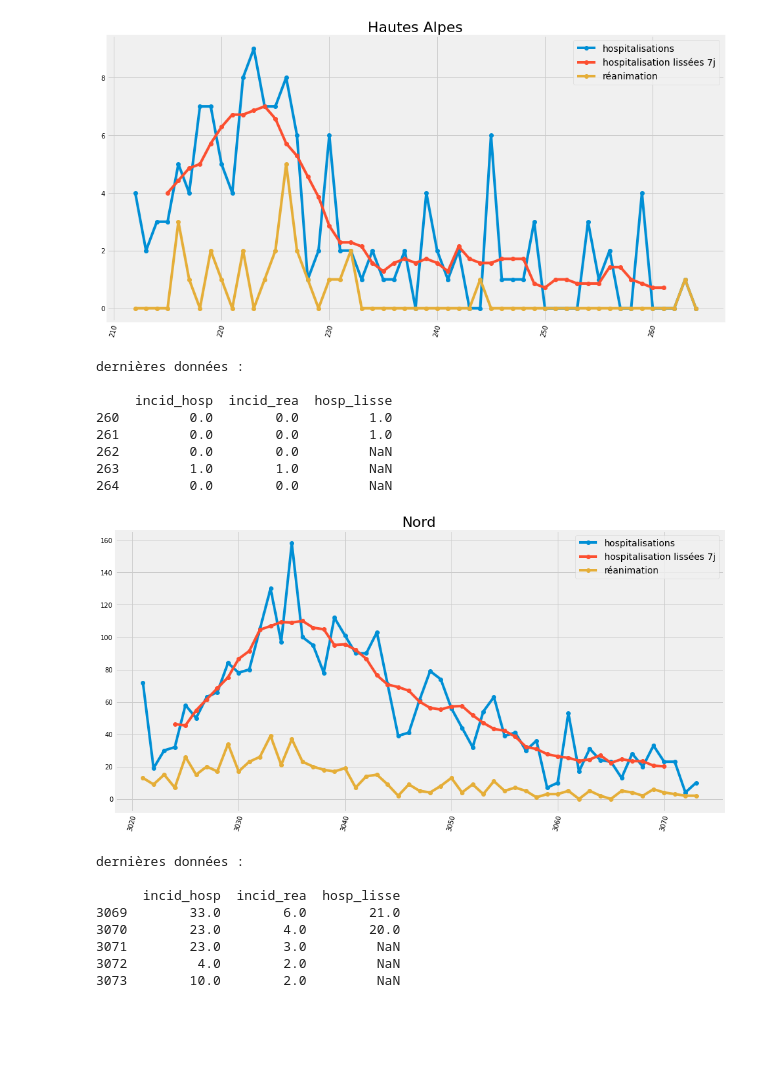
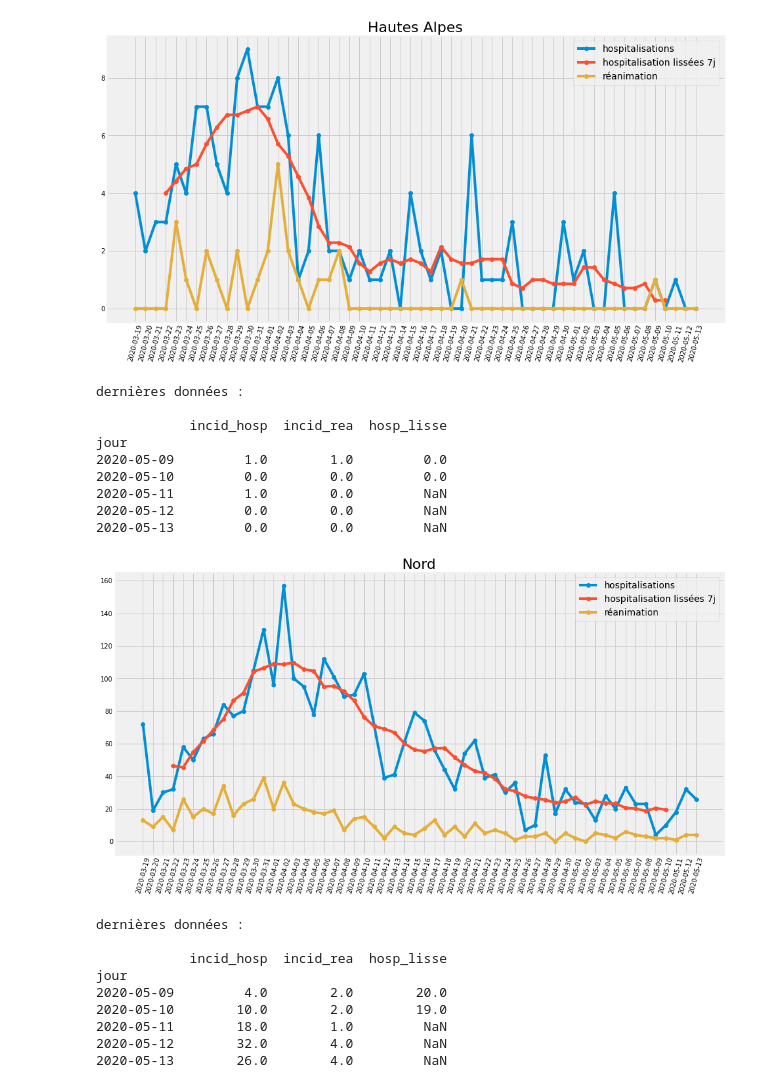
Before and after one commit to paulantoine/covid_dept, a Jupyter notebook: covid.ipynb, the cells around one changed output. Drawn from its saved outputs; the diff is of its cells as text; code cells hidden in the pictures; blank space fills up the shorter version.

```diff
--- a/covid.ipynb
+++ b/covid.ipynb
@@ -130,5 +130,5 @@ def display_dept(d_number, d_name):
     print("\ndernières données lissées 7j: \n")
     print(dept.rolling(7).mean().apply(np.rint).tail())
 # %%
-display_df(df[df.dep=="75"], "Paris")
+display_df(df[df.dep=="75"].set_index("jour", drop=True), "Paris")
 # %% [output]
@@ -144,3 +144,3 @@ dernières données :
 # %%
-display_df(df[df.dep=="75"], "Paris log scale", True)
+display_df(df[df.dep=="75"].set_index("jour", drop=True), "Paris log scale", True)
 # %% [output]
@@ -156,25 +156,27 @@ dernières données :
 # %%
-display_df(df[df.dep=="05"],"Hautes Alpes")
+display_df(df[df.dep=="05"].set_index("jour", drop=True),"Hautes Alpes")
 # %% [output]
-[figure, old version]
+[figure, new version]
 dernières données :
 
-     incid_hosp  incid_rea  hosp_lisse
-260         0.0        0.0         1.0
-261         0.0        0.0         1.0
-262         0.0        0.0         NaN
-263         1.0        1.0         NaN
-264         0.0        0.0         NaN
+            incid_hosp  incid_rea  hosp_lisse
+jour
+2020-05-09         1.0        1.0         0.0
+2020-05-10         0.0        0.0         0.0
+2020-05-11         1.0        0.0         NaN
+2020-05-12         0.0        0.0         NaN
+2020-05-13         0.0        0.0         NaN
 # %%
-display_df(df[df.dep=="59"],"Nord")
+display_df(df[df.dep=="59"].set_index("jour", drop=True),"Nord")
 # %% [output]
-[figure, old version]
+[figure, new version]
 dernières données :
 
-      incid_hosp  incid_rea  hosp_lisse
-3069        33.0        6.0        21.0
-3070        23.0        4.0        20.0
-3071        23.0        3.0         NaN
-3072         4.0        2.0         NaN
-3073        10.0        2.0         NaN
+            incid_hosp  incid_rea  hosp_lisse
+jour
+2020-05-09         4.0        2.0        20.0
+2020-05-10        10.0        2.0        19.0
+2020-05-11        18.0        1.0         NaN
+2020-05-12        32.0        4.0         NaN
+2020-05-13        26.0        4.0         NaN
 # %%
```
Also changed, not shown: parts of 7 cells of this notebook.
